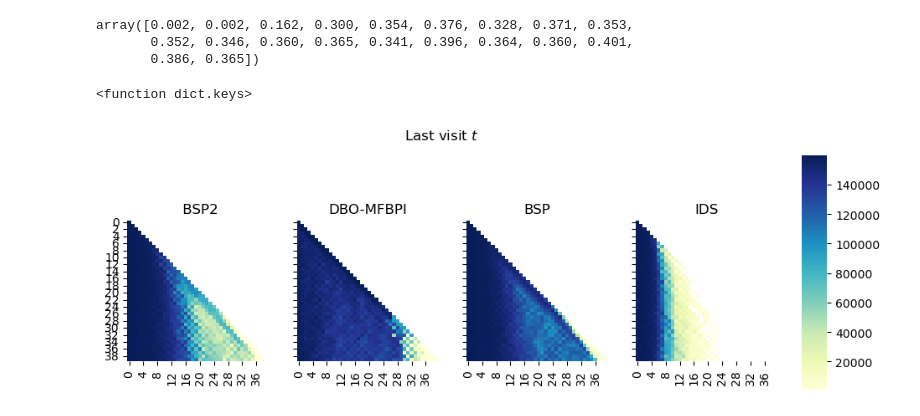
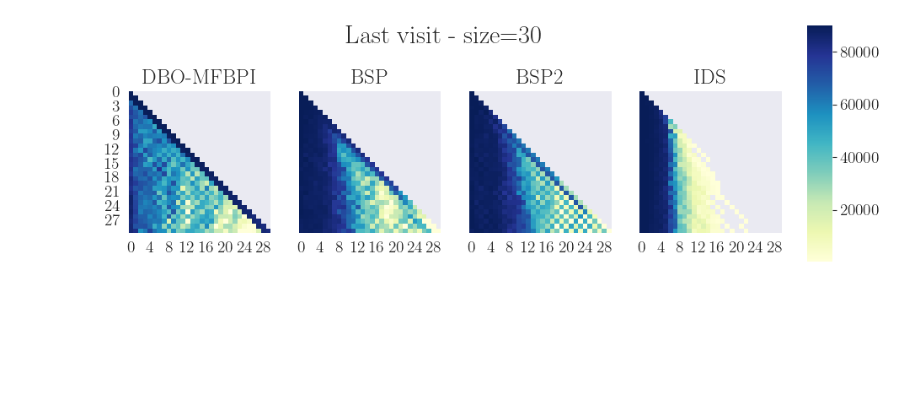
Before and after one commit to rssalessio/ModelFreeActiveExplorationRL, a Jupyter notebook: DeepSea/make_plots_new.ipynb, the cells around one changed output. Drawn from its saved outputs; the diff is of its cells as text; code cells hidden in the pictures; blank space fills up the shorter version.

```diff
--- a/DeepSea/make_plots_new.ipynb
+++ b/DeepSea/make_plots_new.ipynb
@@ -217,6 +274,0 @@ df
-# %%
-x = df_greedy[10]['ids']['greedy'].astype(float)
-
-
-print((x.mean(-1).var(0) + x.var(-1).mean(0))[0])
-print(x[:,0,:].flatten().var())
@@ -454,14 +326,0 @@ df[df['size'] == 20]
-# %%
-
-sns.set_style("darkgrid")
-
-
-fig, ax = plt.subplots(len(SIZES),1, figsize=(10,40))
-for axis_id, size in enumerate(SIZES):
-
-    filtered_df = df[df['size'] == size].reset_index(drop=True)
-
-    palette = sns.color_palette()
-    scatter = sns.scatterplot(data=filtered_df, x="hit_time", y="spread", hue="method", palette=palette, ax=ax[axis_id])
-    for line in range(0, filtered_df.shape[0]):
-        scatter.add_patch(plt.Circle((filtered_df["hit_time"][line], filtered_df["spread"][line]), filtered_df['confidence'][line], color=palette[line], fill=True, alpha=0.2))
@@ -492,48 +327,38 @@ grouped_df.apply(lambda a: a[:])
-# %%
-NUM_RUNS = len(raw_data[10]['ids'].greedy_rewards)
-greedy_data = np.array([list(zip(*raw_data[10]['ids'].greedy_rewards[x]))[1] for x in range(NUM_RUNS)])
-
-mu_groups, std_groups = greedy_data.mean(-1), greedy_data.std(-1, ddof=1)
-RSS, ESS = std_groups.mean(0), mu_groups.std(0, ddof=1)
-mu, std = mu_groups.mean(0), RSS+ESS
-alpha = .95 + (1-.95)/2
-c = tstudent.ppf(alpha, NUM_RUNS)
-CE = c * std/ np.sqrt(NUM_RUNS)
-# %% [output]
-array([0.002, 0.002, 0.162, 0.300, 0.354, 0.376, 0.328, 0.371, 0.353,
-       0.352, 0.346, 0.360, 0.365, 0.341, 0.396, 0.364, 0.360, 0.401,
-       0.386, 0.365])
-# %%
-raw_data.keys
-# %% [output]
-<function dict.keys>
 # %%
-size = 40
+size = 30
+sns.set_style("darkgrid", rc=rc_parameters)
 fig, ax = plt.subplots(1,4,figsize=(10,4), sharey=True)
 cbar_ax = fig.add_axes([.93, .2, .03, .7])
 labels = {'explorative_generative_off_policy': 'DBO-MFBPI', 'boot_dqn_torch': 'BSP', 'ids': 'IDS', 'boot_dqn_torch_modified': ' BSP2'}
+raw_data = None
+
+
+AGENTS = ['explorative_generative_off_policy','boot_dqn_torch','boot_dqn_torch_modified',  'ids']
+
+
 for agent_id, agent in enumerate(AGENTS):
-    last_visit = np.vstack([raw_data[size][agent].agent_stats[x].last_visit[None,...] for x in range(len(raw_data[size][agent].agent_stats))])
+    with lzma.open(f'data/data_{size}_{agent}_maj9.pkl', 'rb') as f:
+        raw_data = pickle.load(f)
+    last_visit = np.vstack([raw_data.agent_stats[id].last_visit[None,...] for id in range(len(raw_data.agent_stats))])
     last_visit = last_visit.mean(0)
-
 
 
     mask = np.zeros_like(last_visit, dtype=bool)
     mask[np.triu_indices_from(mask)] = True
 
     # Want diagonal elements as well
     mask[np.diag_indices_from(mask)] = False
 
     cmap = sns.diverging_palette(220, 10, as_cmap=True)
     #cmap = sns.diverging_palette(100, 7, s=75, l=40, n=5, center="light", as_cmap=True)
     last_visit[np.isclose(0, last_visit)] = np.nan
     with sns.axes_style("white"):
         sns.heatmap(last_visit, square=True, cmap="YlGnBu",  ax=ax[agent_id], mask=mask, cbar_ax=cbar_ax, robust=True)
     ax[agent_id].set_title(labels[agent])
 
-fig.suptitle('Last visit $t$')
-# plt.savefig(f'figures/last_visit_{size}.pdf')
+fig.suptitle(f'Last visit - size=${size}$',y=0.9)
+plt.savefig(f'figures/last_visit_{size}.pdf', bbox_inches='tight')
 plt.show()
 # %% [output]
-[figure, old version]
+[figure, new version]
 # %%
```
Also changed, not shown: parts of 20 cells of this notebook, 23 other files.
